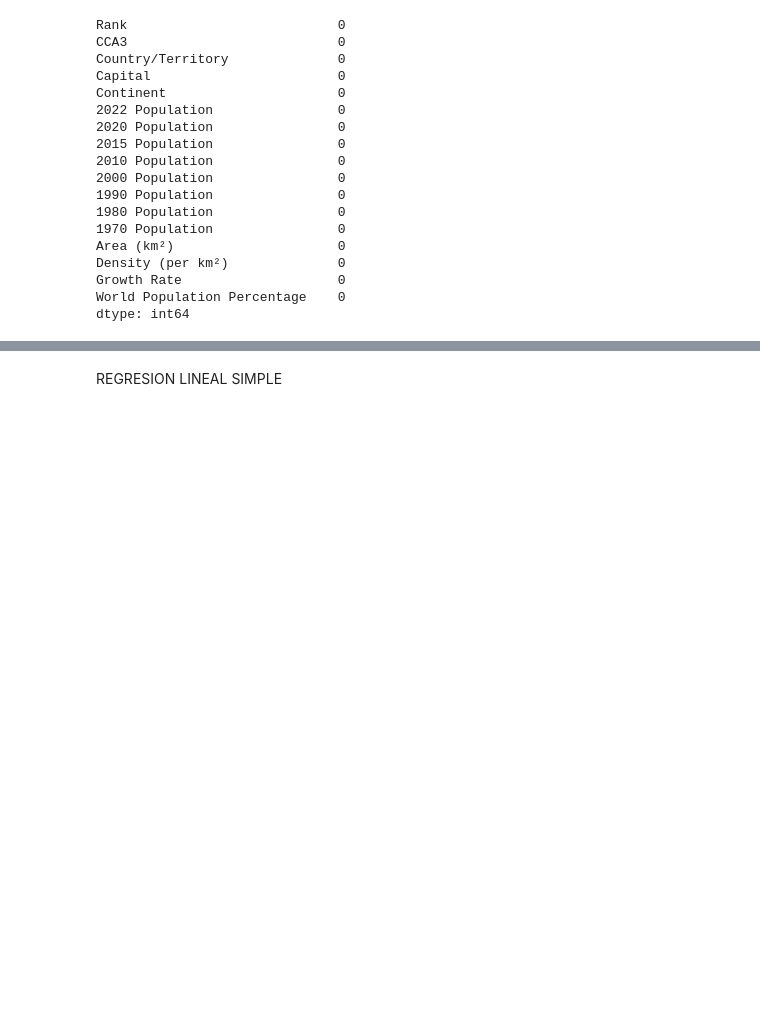
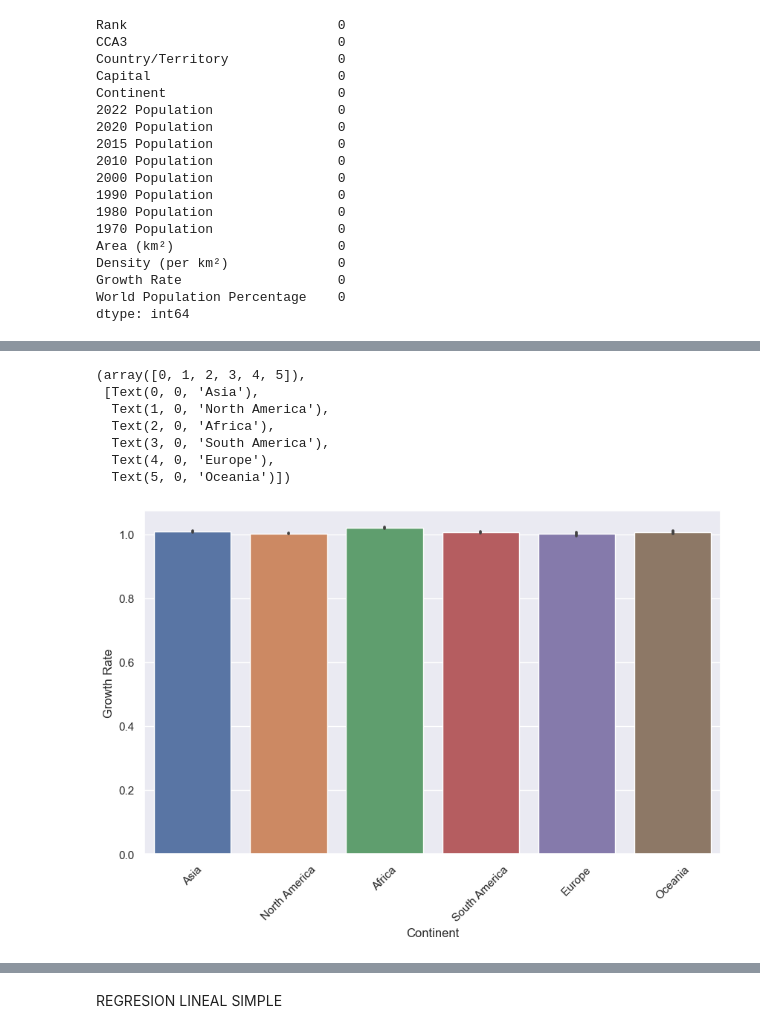
Before and after one commit to nyainamalala/Grupo5_Analisis, a Jupyter notebook: Notebooks/USAR/1.0.Mundo_poblacion.ipynb, the cells around one changed output, grey strips where cells are left out. Drawn from its saved outputs; the diff is of its cells as text; code cells hidden in the pictures; blank space fills up the shorter version.

```diff
--- a/Notebooks/USAR/1.0.Mundo_poblacion.ipynb
+++ b/Notebooks/USAR/1.0.Mundo_poblacion.ipynb
@@ -120,0 +140,13 @@ dtype: int64
+# %%
+plt.figure(figsize=(10,6))
+sns.barplot(data=df.sort_values('World Population Percentage', ascending=False), x='Continent', y='Growth Rate')
+plt.xticks(rotation=45)
+# %% [output]
+(array([0, 1, 2, 3, 4, 5]),
+ [Text(0, 0, 'Asia'),
+  Text(1, 0, 'North America'),
+  Text(2, 0, 'Africa'),
+  Text(3, 0, 'South America'),
+  Text(4, 0, 'Europe'),
+  Text(5, 0, 'Oceania')])
+[figure, added]
```
Also changed, not shown: parts of 8 cells of this notebook, 2 other files.
